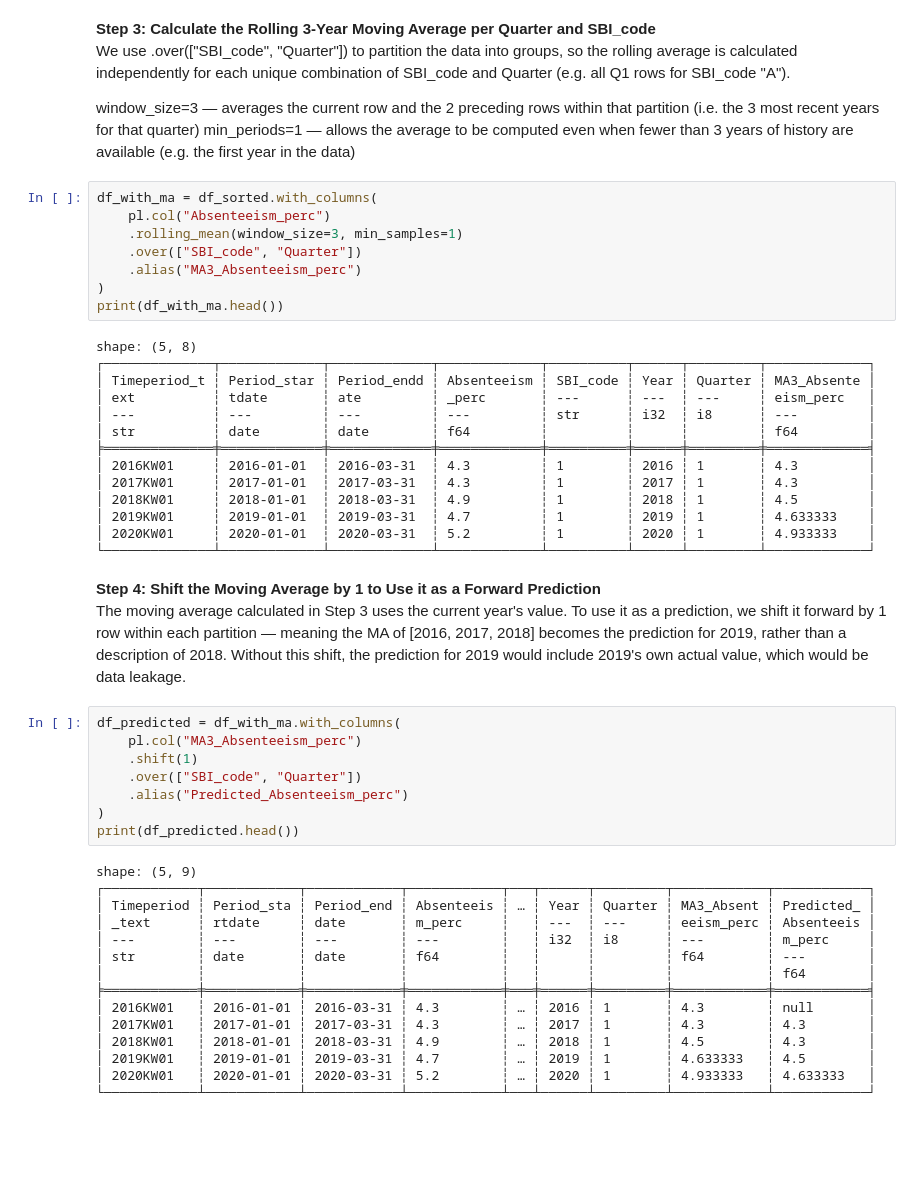
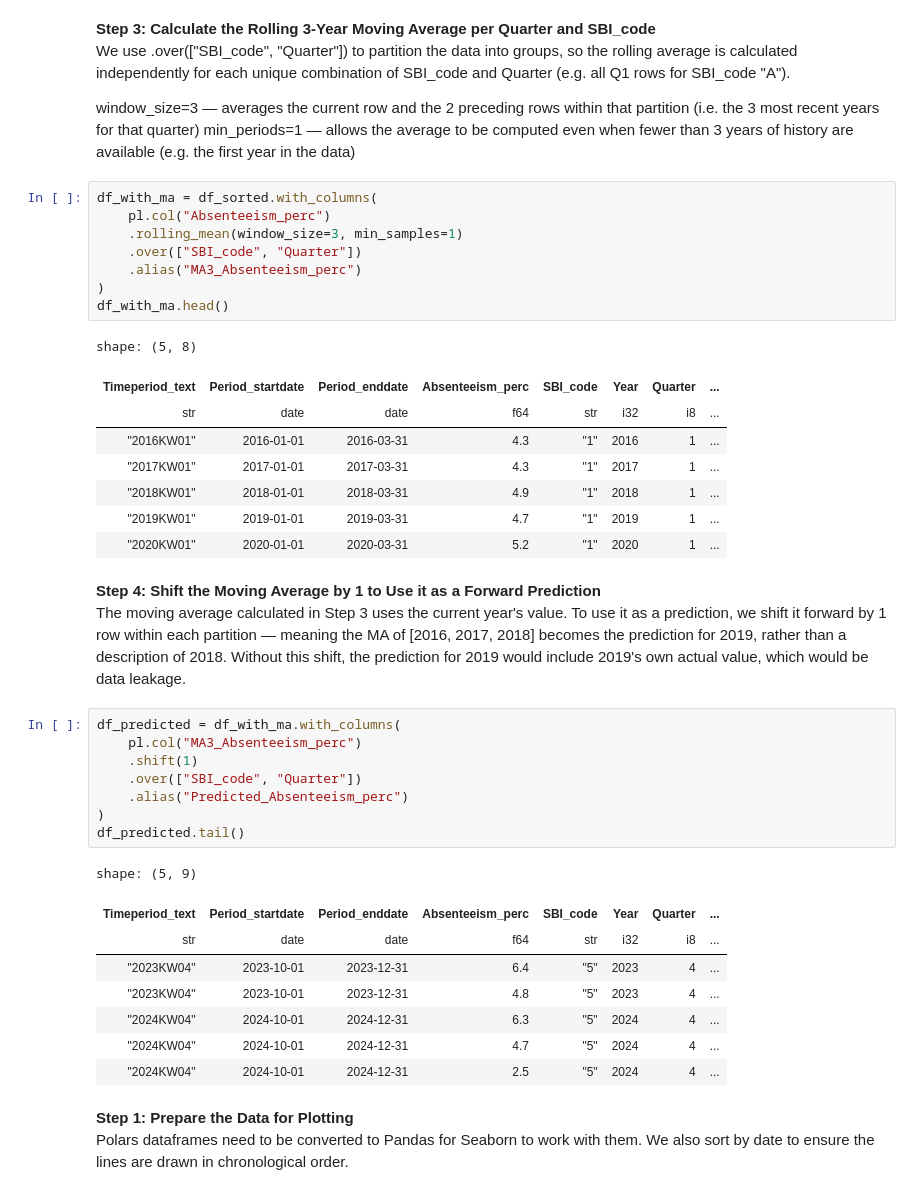
Before and after one commit to ysuurme/eaisi-uwv, a Jupyter notebook: code/baseline_model.ipynb, the cells around one changed output. Drawn from its saved outputs; the diff is of its cells as text; blank space fills up the shorter version.

```diff
--- a/code/baseline_model.ipynb
+++ b/code/baseline_model.ipynb
@@ -140,25 +134,20 @@ min_periods=1 — allows the average to be computed even when fewer than 3 years
 # %%
 df_with_ma = df_sorted.with_columns(
     pl.col("Absenteeism_perc")
     .rolling_mean(window_size=3, min_samples=1)
     .over(["SBI_code", "Quarter"])
     .alias("MA3_Absenteeism_perc")
 )
-print(df_with_ma.head())
+df_with_ma.head()
 # %% [output]
 shape: (5, 8)
-┌──────────────┬─────────────┬─────────────┬─────────────┬──────────┬──────┬─────────┬─────────────┐
-│ Timeperiod_t ┆ Period_star ┆ Period_endd ┆ Absenteeism ┆ SBI_code ┆ Year ┆ Quarter ┆ MA3_Absente │
-│ ext          ┆ tdate       ┆ ate         ┆ _perc       ┆ ---      ┆ ---  ┆ ---     ┆ eism_perc   │
-│ ---          ┆ ---         ┆ ---         ┆ ---         ┆ str      ┆ i32  ┆ i8      ┆ ---         │
-│ str          ┆ date        ┆ date        ┆ f64         ┆          ┆      ┆         ┆ f64         │
-╞══════════════╪═════════════╪═════════════╪═════════════╪══════════╪══════╪═════════╪═════════════╡
-│ 2016KW01     ┆ 2016-01-01  ┆ 2016-03-31  ┆ 4.3         ┆ 1        ┆ 2016 ┆ 1       ┆ 4.3         │
-│ 2017KW01     ┆ 2017-01-01  ┆ 2017-03-31  ┆ 4.3         ┆ 1        ┆ 2017 ┆ 1       ┆ 4.3         │
-│ 2018KW01     ┆ 2018-01-01  ┆ 2018-03-31  ┆ 4.9         ┆ 1        ┆ 2018 ┆ 1       ┆ 4.5         │
-│ 2019KW01     ┆ 2019-01-01  ┆ 2019-03-31  ┆ 4.7         ┆ 1        ┆ 2019 ┆ 1       ┆ 4.633333    │
-│ 2020KW01     ┆ 2020-01-01  ┆ 2020-03-31  ┆ 5.2         ┆ 1        ┆ 2020 ┆ 1       ┆ 4.933333    │
-└──────────────┴─────────────┴─────────────┴─────────────┴──────────┴──────┴─────────┴─────────────┘
+| Timeperiod_text | Period_startdate | Period_enddate | Absenteeism_perc | SBI_code | Year | Quarter | ... |
+| str | date | date | f64 | str | i32 | i8 | ... |
+| "2016KW01" | 2016-01-01 | 2016-03-31 | 4.3 | "1" | 2016 | 1 | ... |
+| "2017KW01" | 2017-01-01 | 2017-03-31 | 4.3 | "1" | 2017 | 1 | ... |
+| "2018KW01" | 2018-01-01 | 2018-03-31 | 4.9 | "1" | 2018 | 1 | ... |
+| "2019KW01" | 2019-01-01 | 2019-03-31 | 4.7 | "1" | 2019 | 1 | ... |
+| "2020KW01" | 2020-01-01 | 2020-03-31 | 5.2 | "1" | 2020 | 1 | ... |
 # %% [markdown]
 **Step 4: Shift the Moving Average by 1 to Use it as a Forward Prediction** <br>
 The moving average calculated in Step 3 uses the current year's value. To use it as a prediction, we shift it forward by 1 row within each partition — meaning the MA of [2016, 2017, 2018] becomes the prediction for 2019, rather than a description of 2018. Without this shift, the prediction for 2019 would include 2019's own actual value, which would be data leakage.
@@ -169,19 +158,16 @@ df_predicted = df_with_ma.with_columns(
     .over(["SBI_code", "Quarter"])
     .alias("Predicted_Absenteeism_perc")
 )
-print(df_predicted.head())
+df_predicted.tail()
 # %% [output]
 shape: (5, 9)
-┌────────────┬────────────┬────────────┬────────────┬───┬──────┬─────────┬────────────┬────────────┐
-│ Timeperiod ┆ Period_sta ┆ Period_end ┆ Absenteeis ┆ … ┆ Year ┆ Quarter ┆ MA3_Absent ┆ Predicted_ │
-│ _text      ┆ rtdate     ┆ date       ┆ m_perc     ┆   ┆ ---  ┆ ---     ┆ eeism_perc ┆ Absenteeis │
-│ ---        ┆ ---        ┆ ---        ┆ ---        ┆   ┆ i32  ┆ i8      ┆ ---        ┆ m_perc     │
-│ str        ┆ date       ┆ date       ┆ f64        ┆   ┆      ┆         ┆ f64        ┆ ---        │
-│            ┆            ┆            ┆            ┆   ┆      ┆         ┆            ┆ f64        │
-╞════════════╪════════════╪════════════╪════════════╪═══╪══════╪═════════╪════════════╪════════════╡
-│ 2016KW01   ┆ 2016-01-01 ┆ 2016-03-31 ┆ 4.3        ┆ … ┆ 2016 ┆ 1       ┆ 4.3        ┆ null       │
-│ 2017KW01   ┆ 2017-01-01 ┆ 2017-03-31 ┆ 4.3        ┆ … ┆ 2017 ┆ 1       ┆ 4.3        ┆ 4.3        │
-│ 2018KW01   ┆ 2018-01-01 ┆ 2018-03-31 ┆ 4.9        ┆ … ┆ 2018 ┆ 1       ┆ 4.5        ┆ 4.3        │
-│ 2019KW01   ┆ 2019-01-01 ┆ 2019-03-31 ┆ 4.7        ┆ … ┆ 2019 ┆ 1       ┆ 4.633333   ┆ 4.5        │
-│ 2020KW01   ┆ 2020-01-01 ┆ 2020-03-31 ┆ 5.2        ┆ … ┆ 2020 ┆ 1       ┆ 4.933333   ┆ 4.633333   │
-└────────────┴────────────┴────────────┴────────────┴───┴──────┴─────────┴────────────┴────────────┘
+| Timeperiod_text | Period_startdate | Period_enddate | Absenteeism_perc | SBI_code | Year | Quarter | ... |
+| str | date | date | f64 | str | i32 | i8 | ... |
+| "2023KW04" | 2023-10-01 | 2023-12-31 | 6.4 | "5" | 2023 | 4 | ... |
+| "2023KW04" | 2023-10-01 | 2023-12-31 | 4.8 | "5" | 2023 | 4 | ... |
+| "2024KW04" | 2024-10-01 | 2024-12-31 | 6.3 | "5" | 2024 | 4 | ... |
+| "2024KW04" | 2024-10-01 | 2024-12-31 | 4.7 | "5" | 2024 | 4 | ... |
+| "2024KW04" | 2024-10-01 | 2024-12-31 | 2.5 | "5" | 2024 | 4 | ... |
+# %% [markdown]
+**Step 1: Prepare the Data for Plotting** <br>
+Polars dataframes need to be converted to Pandas for Seaborn to work with them. We also sort by date to ensure the lines are drawn in chronological order.
```
Also changed, not shown: parts of 9 cells of this notebook, 2 other files.
